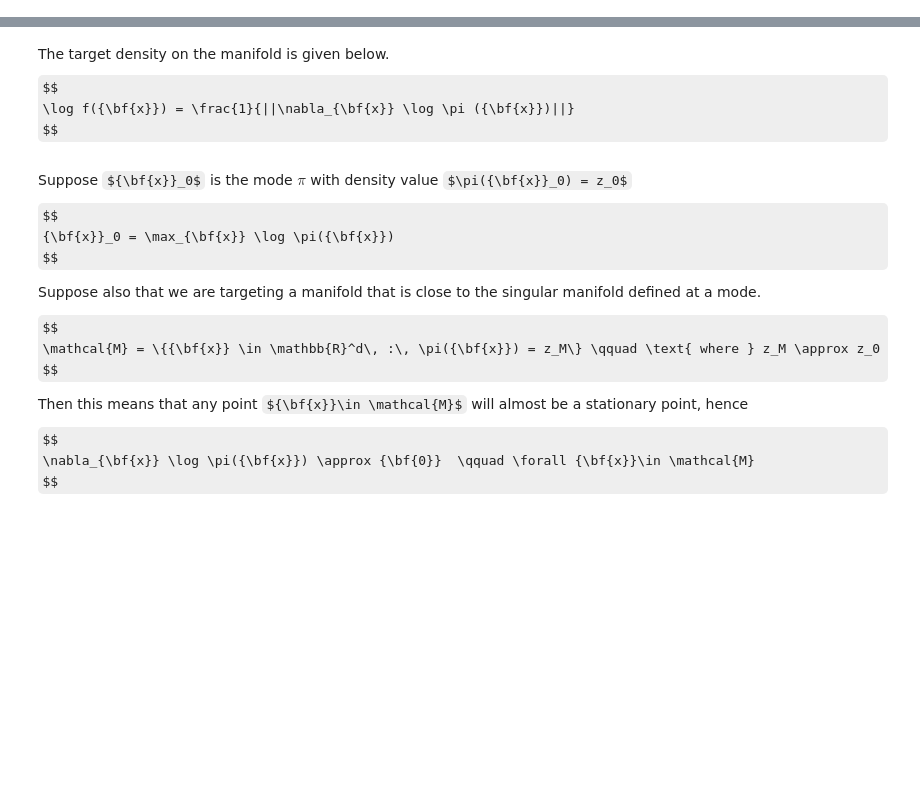
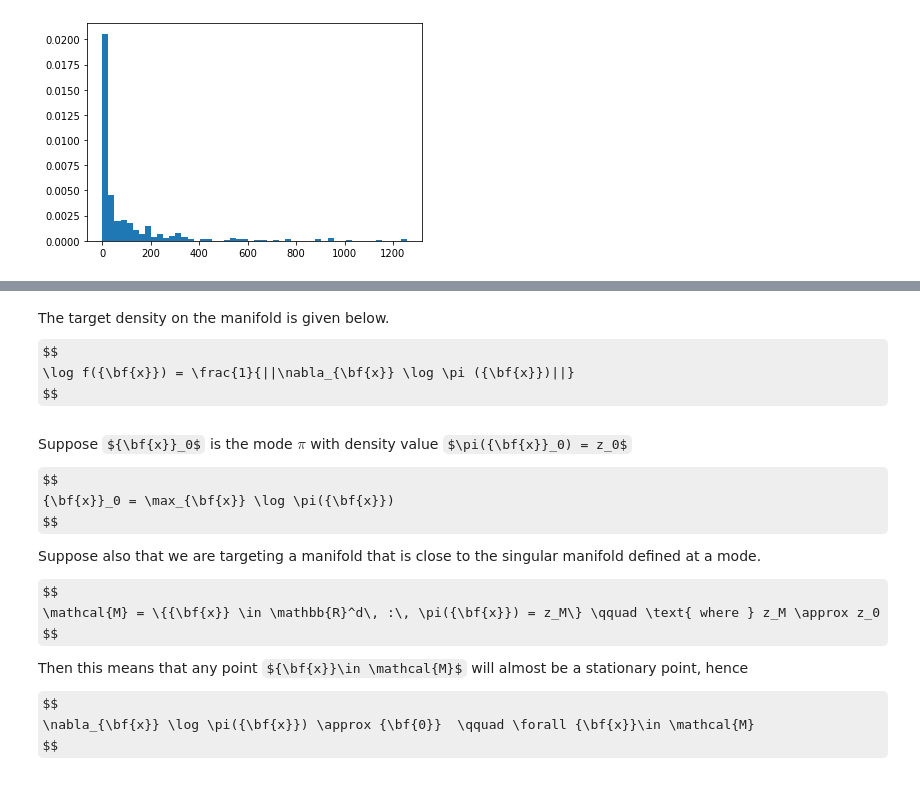
Before and after one commit to MauroCE/ManifoldSampling, a Jupyter notebook: M-HMC - Exploratory Analysis.ipynb, the cells around one changed output, grey strips where cells are left out. Saved outputs shown, nothing was run; the diff lists cells and outputs as text; code cells hidden in the pictures; some formulas as TeX source; blank space fills up the shorter version.

```diff
--- a/M-HMC - Exploratory Analysis.ipynb
+++ b/M-HMC - Exploratory Analysis.ipynb
@@ -43,0 +81,4 @@ mode = mu
+# %%
+_ = plt.hist(weights, bins=50, density=True)
+# %% [output]
+[figure, added]
```
Also changed, not shown: parts of 27 cells of this notebook.
